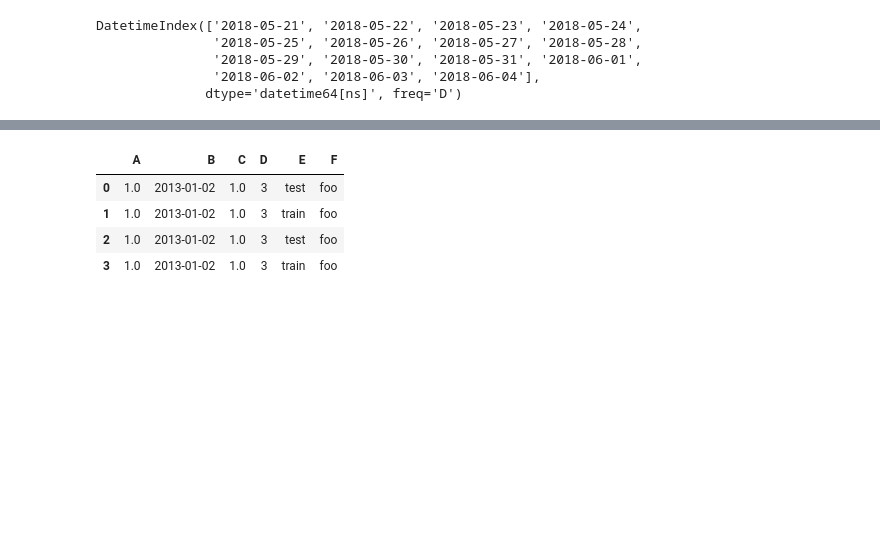
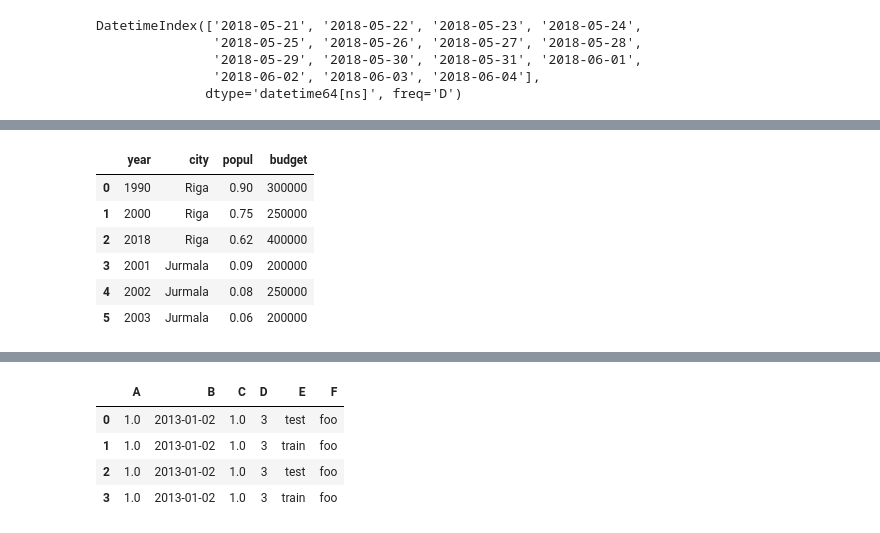
Before and after one commit to ValRCS/RCS_Python, a Jupyter notebook: RCS Python Pandas Tutorial.ipynb, the cells around one changed output, grey strips where cells are left out. Cells and saved outputs as stored; diff of their text form; code cells hidden in the pictures; blank space fills up the shorter version.

```diff
--- a/RCS Python Pandas Tutorial.ipynb
+++ b/RCS Python Pandas Tutorial.ipynb
@@ -85,0 +299,11 @@ DatetimeIndex(['2018-05-21', '2018-05-22', '2018-05-23', '2018-05-24',
+# %%
+df2['budget']=[300000, 250000, 400000, 200000, 250000, 200000] # need to pass all values
+df2
+# %% [output]
+|  | year | city | popul | budget |
+| 0 | 1990 | Riga | 0.90 | 300000 |
+| 1 | 2000 | Riga | 0.75 | 250000 |
+| 2 | 2018 | Riga | 0.62 | 400000 |
+| 3 | 2001 | Jurmala | 0.09 | 200000 |
+| 4 | 2002 | Jurmala | 0.08 | 250000 |
+| 5 | 2003 | Jurmala | 0.06 | 200000 |
```
Also changed, not shown: parts of 43 cells of this notebook.
